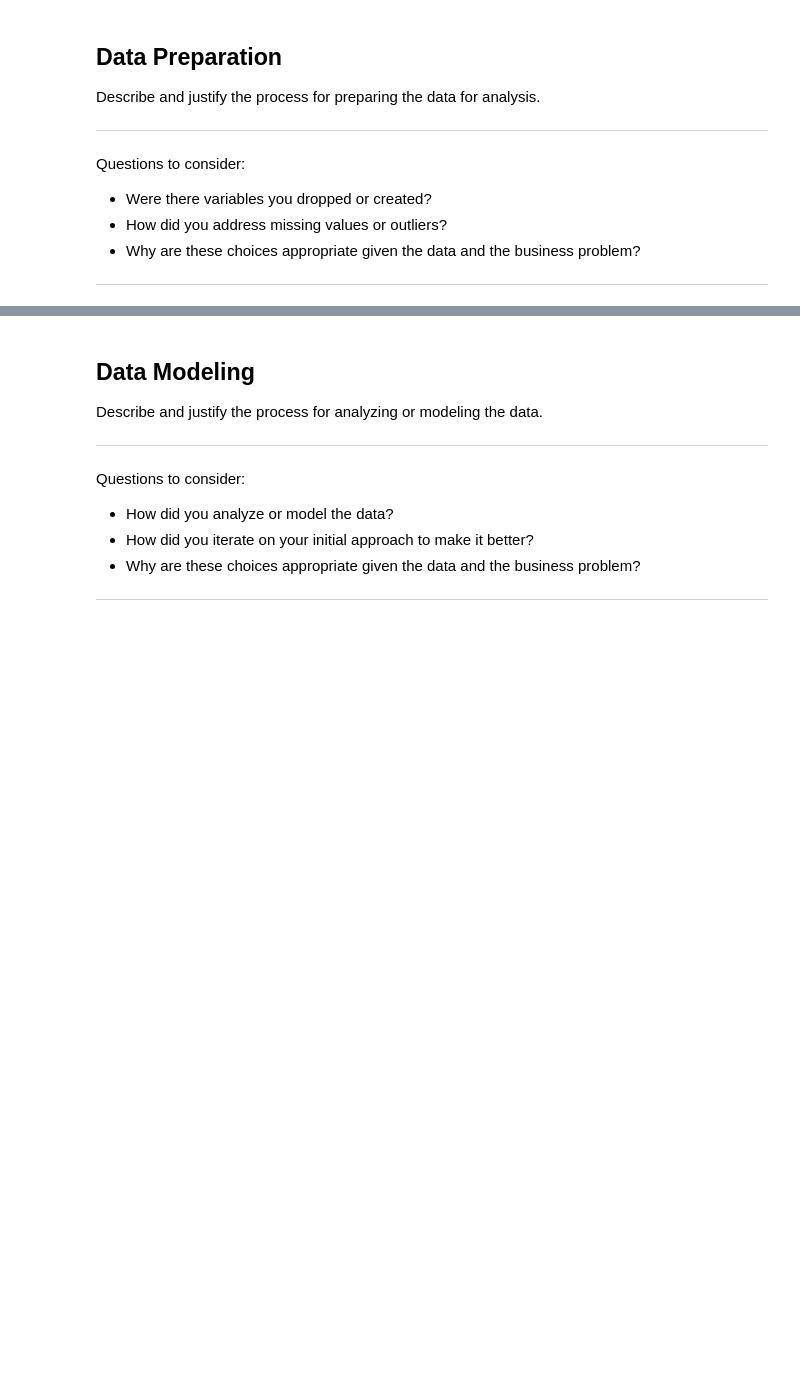
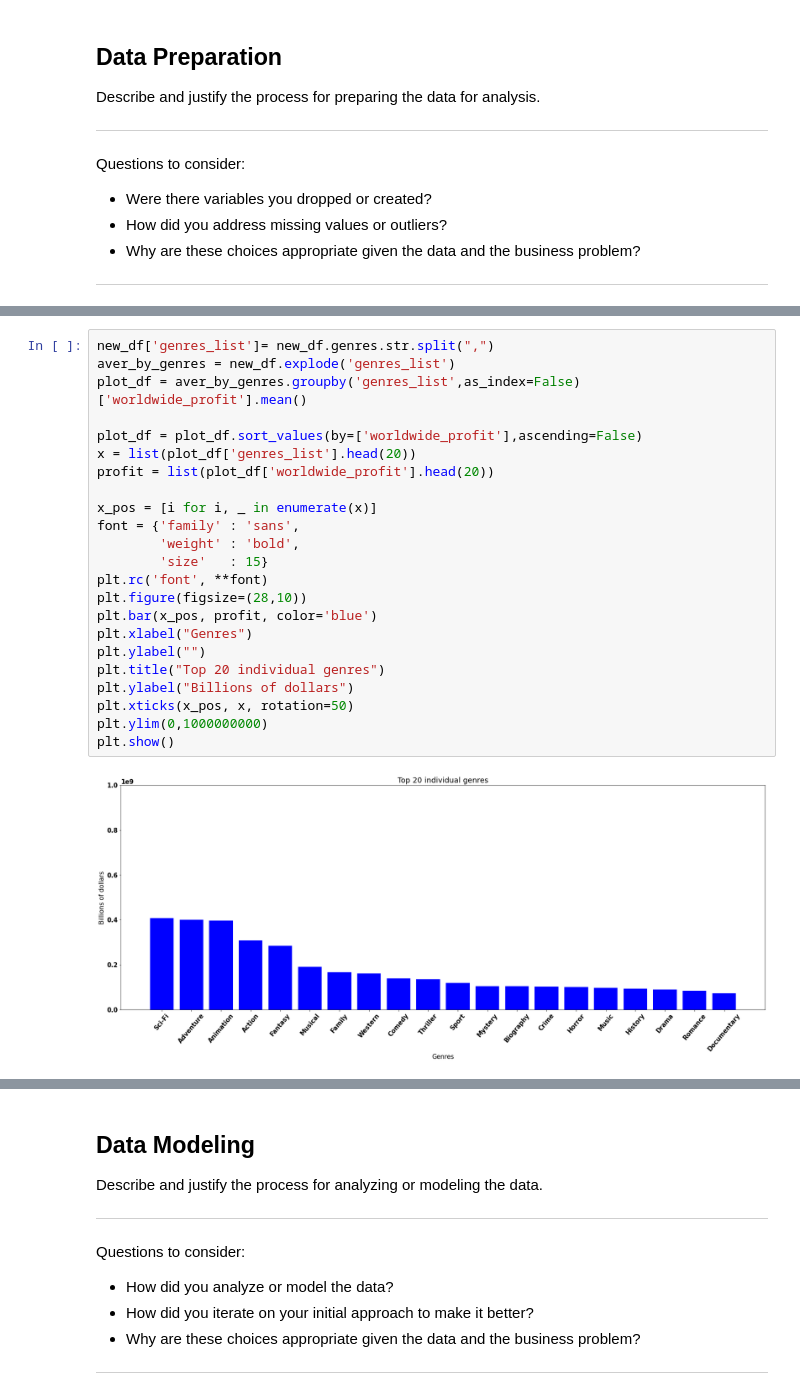
Before and after one commit to ekostrov/MovieDataAnalysis, a Jupyter notebook: JupyterNotebooks/project.ipynb, the cells around one changed output, grey strips where cells are left out. Drawn from its saved outputs; the diff is of its cells as text; blank space fills up the shorter version.

```diff
--- a/JupyterNotebooks/project.ipynb
+++ b/JupyterNotebooks/project.ipynb
@@ -86,0 +312,25 @@ Questions to consider:
+# %%
+new_df['genres_list']= new_df.genres.str.split(",")
+aver_by_genres = new_df.explode('genres_list')
+plot_df = aver_by_genres.groupby('genres_list',as_index=False)['worldwide_profit'].mean()
+
+plot_df = plot_df.sort_values(by=['worldwide_profit'],ascending=False)
+x = list(plot_df['genres_list'].head(20))
+profit = list(plot_df['worldwide_profit'].head(20))
+
+x_pos = [i for i, _ in enumerate(x)]
+font = {'family' : 'sans',
+        'weight' : 'bold',
+        'size'   : 15}
+plt.rc('font', **font)
+plt.figure(figsize=(28,10))
+plt.bar(x_pos, profit, color='blue')
+plt.xlabel("Genres")
+plt.ylabel("")
+plt.title("Top 20 individual genres")
+plt.ylabel("Billions of dollars")
+plt.xticks(x_pos, x, rotation=50)
+plt.ylim(0,1000000000)
+plt.show()
+# %% [output]
+[figure, added]
```
Also changed, not shown: parts of 42 cells of this notebook.
